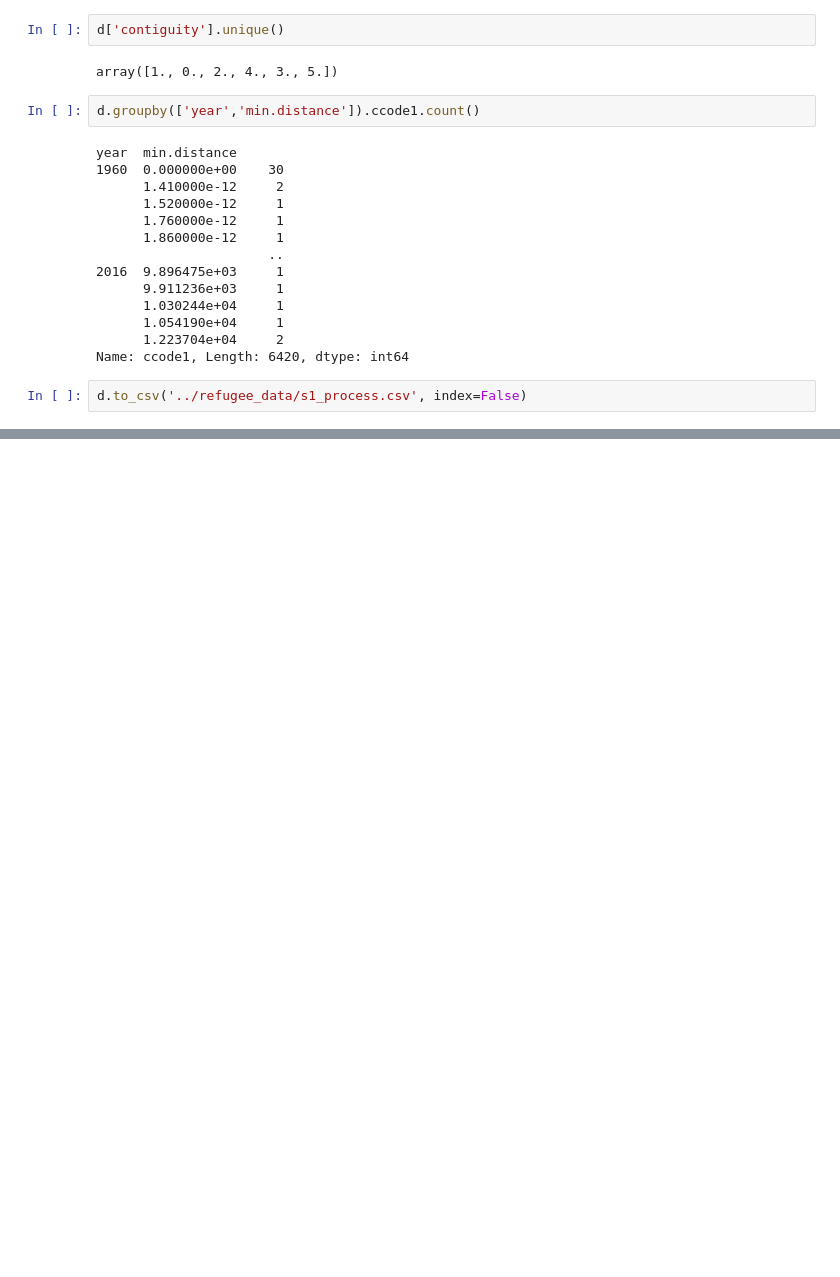
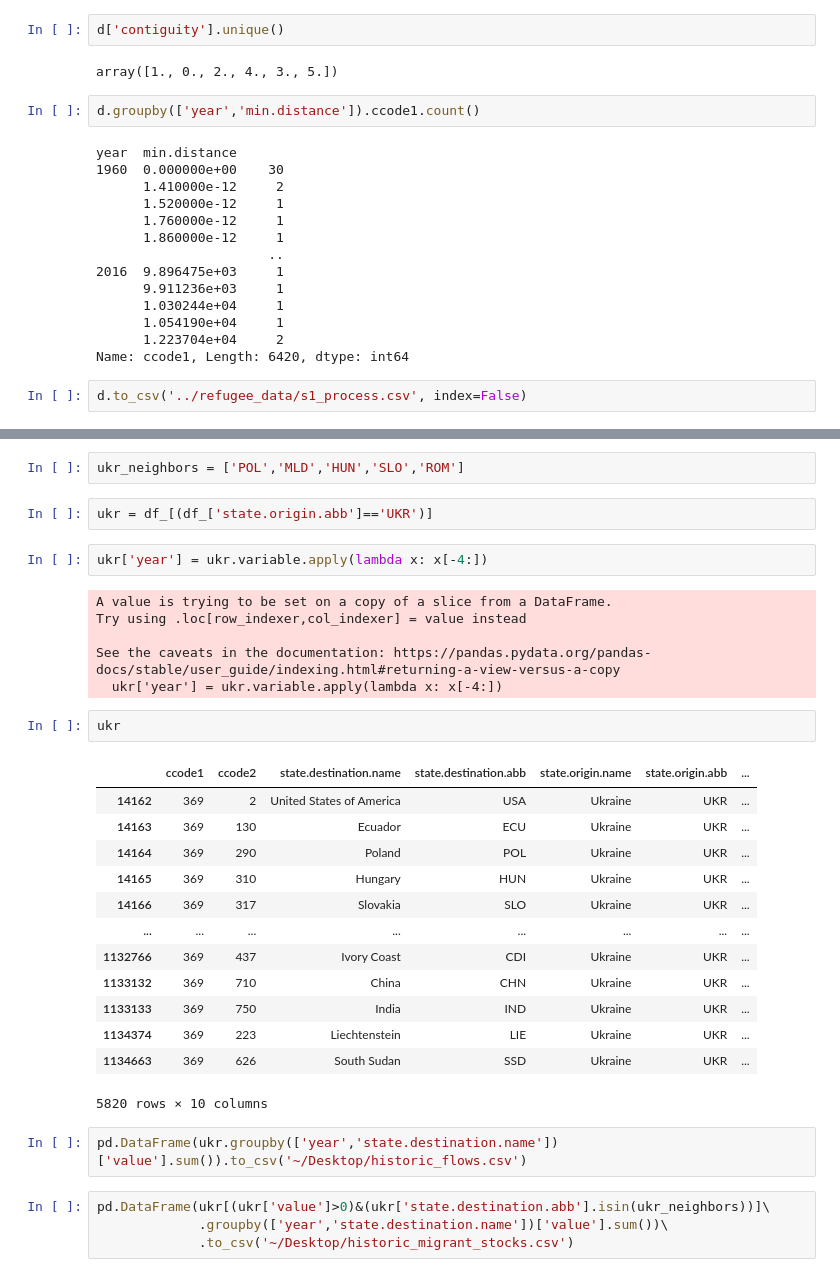
Before and after one commit to jataware/refugee_modeling, a Jupyter notebook: data_prep/graph-data-alignment.ipynb, the cells around one changed output, grey strips where cells are left out. Saved outputs shown, nothing was run; the diff lists cells and outputs as text; blank space fills up the shorter version.

```diff
--- a/data_prep/graph-data-alignment.ipynb
+++ b/data_prep/graph-data-alignment.ipynb
@@ -232,0 +308,34 @@ d.to_csv('../refugee_data/s1_process.csv', index=False)
+# %%
+ukr_neighbors = ['POL','MLD','HUN','SLO','ROM']
+# %%
+ukr = df_[(df_['state.origin.abb']=='UKR')]
+# %%
+ukr['year'] = ukr.variable.apply(lambda x: x[-4:])
+# %% [output]
+A value is trying to be set on a copy of a slice from a DataFrame.
+Try using .loc[row_indexer,col_indexer] = value instead
+
+See the caveats in the documentation: https://pandas.pydata.org/pandas-docs/stable/user_guide/indexing.html#returning-a-view-versus-a-copy
+  ukr['year'] = ukr.variable.apply(lambda x: x[-4:])
+# %%
+ukr
+# %% [output]
+|  | ccode1 | ccode2 | state.destination.name | state.destination.abb | state.origin.name | state.origin.abb | ... |
+| 14162 | 369 | 2 | United States of America | USA | Ukraine | UKR | ... |
+| 14163 | 369 | 130 | Ecuador | ECU | Ukraine | UKR | ... |
+| 14164 | 369 | 290 | Poland | POL | Ukraine | UKR | ... |
+| 14165 | 369 | 310 | Hungary | HUN | Ukraine | UKR | ... |
+| 14166 | 369 | 317 | Slovakia | SLO | Ukraine | UKR | ... |
+| ... | ... | ... | ... | ... | ... | ... | ... |
+| 1132766 | 369 | 437 | Ivory Coast | CDI | Ukraine | UKR | ... |
+| 1133132 | 369 | 710 | China | CHN | Ukraine | UKR | ... |
+| 1133133 | 369 | 750 | India | IND | Ukraine | UKR | ... |
+| 1134374 | 369 | 223 | Liechtenstein | LIE | Ukraine | UKR | ... |
+| 1134663 | 369 | 626 | South Sudan | SSD | Ukraine | UKR | ... |
+5820 rows × 10 columns
+# %%
+pd.DataFrame(ukr.groupby(['year','state.destination.name'])['value'].sum()).to_csv('~/Desktop/historic_flows.csv')
+# %%
+pd.DataFrame(ukr[(ukr['value']>0)&(ukr['state.destination.abb'].isin(ukr_neighbors))]\
+             .groupby(['year','state.destination.name'])['value'].sum())\
+             .to_csv('~/Desktop/historic_migrant_stocks.csv')
```
Also changed, not shown: parts of 15 cells of this notebook, 10 other files.
